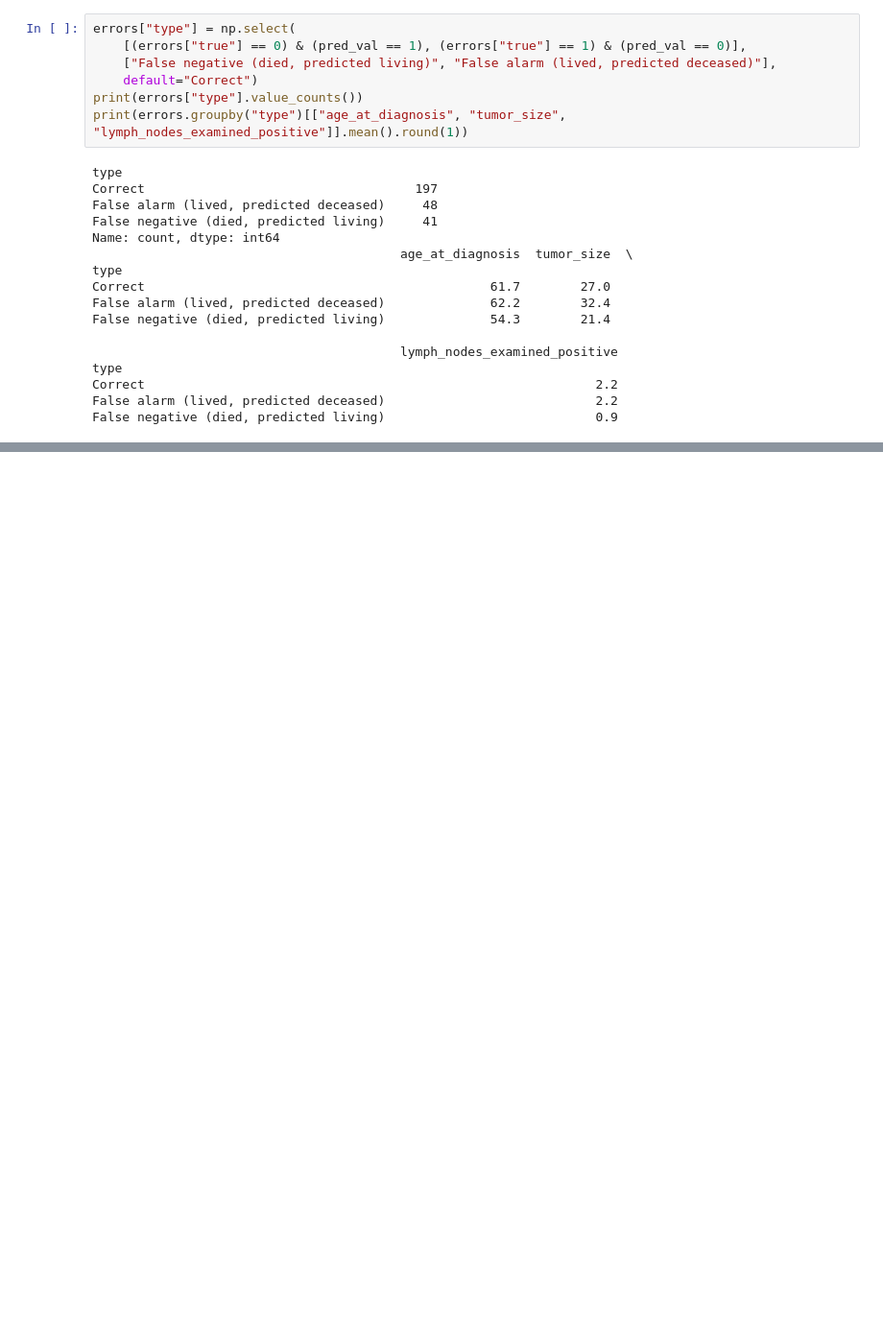
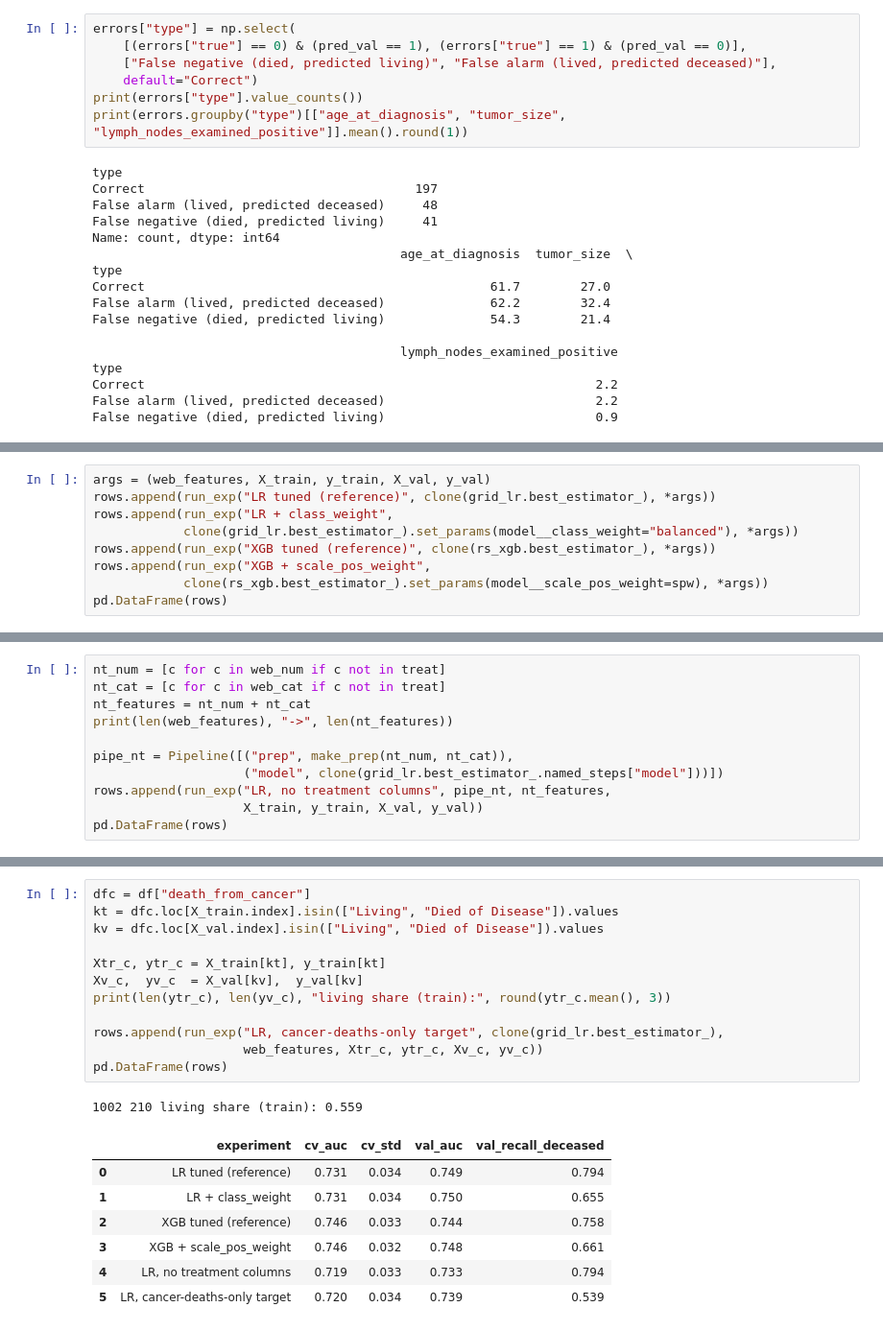
Before and after one commit to ParthHarde/breast-cancer-project, a Jupyter notebook: metabric/01_metabric_data.ipynb, the cells around one changed output, grey strips where cells are left out. Shown at 96% size. Cells and saved outputs as stored; diff of their text form; blank space fills up the shorter version.

```diff
--- a/metabric/01_metabric_data.ipynb
+++ b/metabric/01_metabric_data.ipynb
@@ -901,0 +923,9 @@ False negative (died, predicted living)                            0.9
+# %%
+args = (web_features, X_train, y_train, X_val, y_val)
+rows.append(run_exp("LR tuned (reference)", clone(grid_lr.best_estimator_), *args))
+rows.append(run_exp("LR + class_weight",
+            clone(grid_lr.best_estimator_).set_params(model__class_weight="balanced"), *args))
+rows.append(run_exp("XGB tuned (reference)", clone(rs_xgb.best_estimator_), *args))
+rows.append(run_exp("XGB + scale_pos_weight",
+            clone(rs_xgb.best_estimator_).set_params(model__scale_pos_weight=spw), *args))
+pd.DataFrame(rows)
@@ -901,0 +938,11 @@ False negative (died, predicted living)                            0.9
+# %%
+nt_num = [c for c in web_num if c not in treat]
+nt_cat = [c for c in web_cat if c not in treat]
+nt_features = nt_num + nt_cat
+print(len(web_features), "->", len(nt_features))
+
+pipe_nt = Pipeline([("prep", make_prep(nt_num, nt_cat)),
+                    ("model", clone(grid_lr.best_estimator_.named_steps["model"]))])
+rows.append(run_exp("LR, no treatment columns", pipe_nt, nt_features,
+                    X_train, y_train, X_val, y_val))
+pd.DataFrame(rows)
@@ -901,0 +957,21 @@ False negative (died, predicted living)                            0.9
+# %%
+dfc = df["death_from_cancer"]
+kt = dfc.loc[X_train.index].isin(["Living", "Died of Disease"]).values
+kv = dfc.loc[X_val.index].isin(["Living", "Died of Disease"]).values
+
+Xtr_c, ytr_c = X_train[kt], y_train[kt]
+Xv_c,  yv_c  = X_val[kv],  y_val[kv]
+print(len(ytr_c), len(yv_c), "living share (train):", round(ytr_c.mean(), 3))
+
+rows.append(run_exp("LR, cancer-deaths-only target", clone(grid_lr.best_estimator_),
+                    web_features, Xtr_c, ytr_c, Xv_c, yv_c))
+pd.DataFrame(rows)
+# %% [output]
+1002 210 living share (train): 0.559
+|  | experiment | cv_auc | cv_std | val_auc | val_recall_deceased |
+| 0 | LR tuned (reference) | 0.731 | 0.034 | 0.749 | 0.794 |
+| 1 | LR + class_weight | 0.731 | 0.034 | 0.750 | 0.655 |
+| 2 | XGB tuned (reference) | 0.746 | 0.033 | 0.744 | 0.758 |
+| 3 | XGB + scale_pos_weight | 0.746 | 0.032 | 0.748 | 0.661 |
+| 4 | LR, no treatment columns | 0.719 | 0.033 | 0.733 | 0.794 |
+| 5 | LR, cancer-deaths-only target | 0.720 | 0.034 | 0.739 | 0.539 |
```
Also changed, not shown: parts of 17 cells of this notebook.
